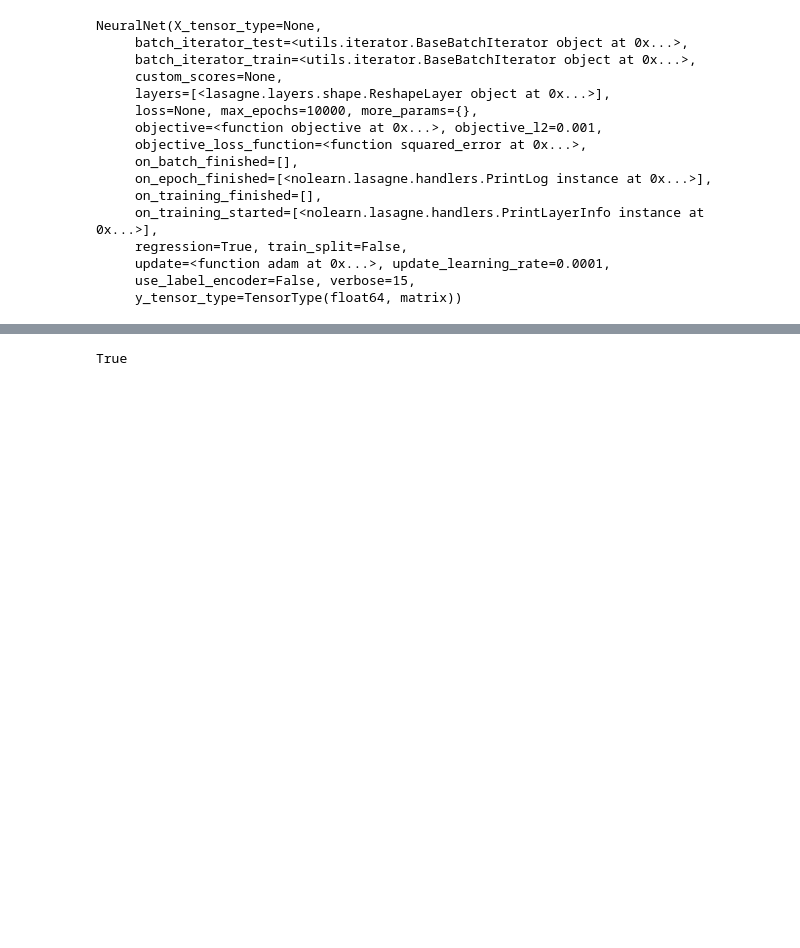
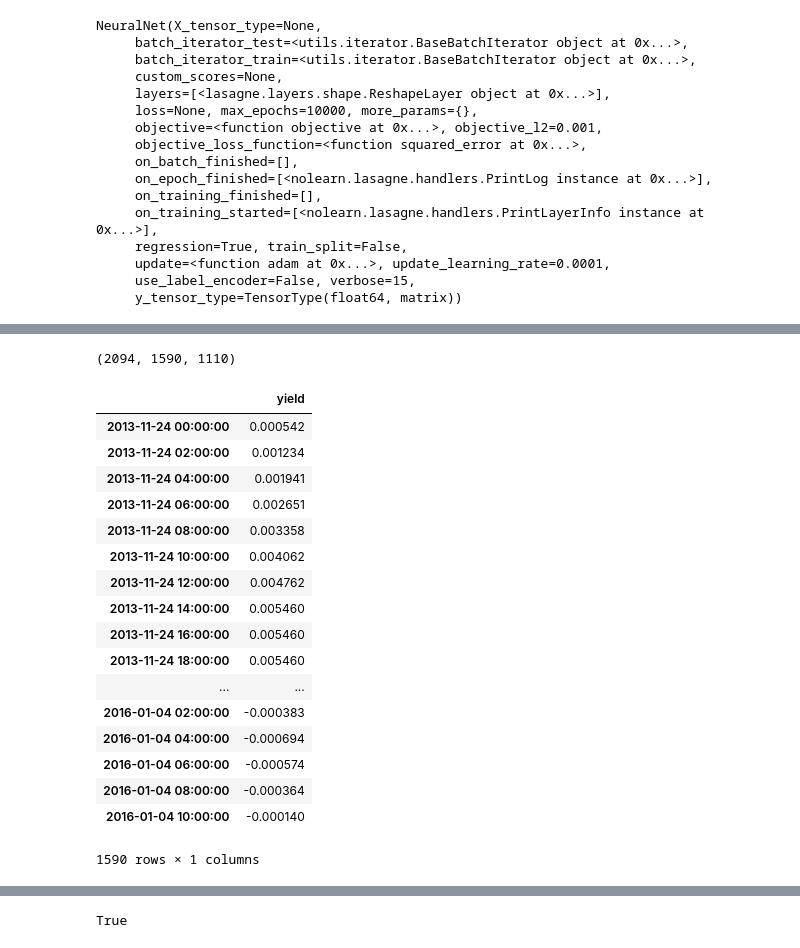
Before and after one commit to cthorey/fognet, a Jupyter notebook: test.ipynb, the cells around one changed output, grey strips where cells are left out. Saved outputs shown, nothing was run; the diff lists cells and outputs as text; code cells hidden in the pictures; blank space fills up the shorter version.

```diff
--- a/test.ipynb
+++ b/test.ipynb
@@ -833,0 +803,4 @@ final_pred = pd.DataFrame(final_pred.values(),index= final_pred.keys(),columns =
+# %%
+len(df),len(sb),len(data['micro_test'])
+# %% [output]
+(2094, 1590, 1110)
@@ -833,0 +809,29 @@ final_pred = pd.DataFrame(final_pred.values(),index= final_pred.keys(),columns =
+# %%
+final_pred = prediction(net, batch_iterator_pred)
+
+################################################################
+# Merge and produce  the submission file
+sub_format = load_raw_data()['submission_format']
+final_pred_format = sub_format.join(final_pred, how='left')
+sub_format['yield'] = final_pred_format['yield_pred']
+# %%
+sub_format
+# %% [output]
+|  | yield |
+| 2013-11-24 00:00:00 | 0.000542 |
+| 2013-11-24 02:00:00 | 0.001234 |
+| 2013-11-24 04:00:00 | 0.001941 |
+| 2013-11-24 06:00:00 | 0.002651 |
+| 2013-11-24 08:00:00 | 0.003358 |
+| 2013-11-24 10:00:00 | 0.004062 |
+| 2013-11-24 12:00:00 | 0.004762 |
+| 2013-11-24 14:00:00 | 0.005460 |
+| 2013-11-24 16:00:00 | 0.005460 |
+| 2013-11-24 18:00:00 | 0.005460 |
+| ... | ... |
+| 2016-01-04 02:00:00 | -0.000383 |
+| 2016-01-04 04:00:00 | -0.000694 |
+| 2016-01-04 06:00:00 | -0.000574 |
+| 2016-01-04 08:00:00 | -0.000364 |
+| 2016-01-04 10:00:00 | -0.000140 |
+1590 rows × 1 columns
```
Also changed, not shown: parts of 17 cells of this notebook, 10 other files.
